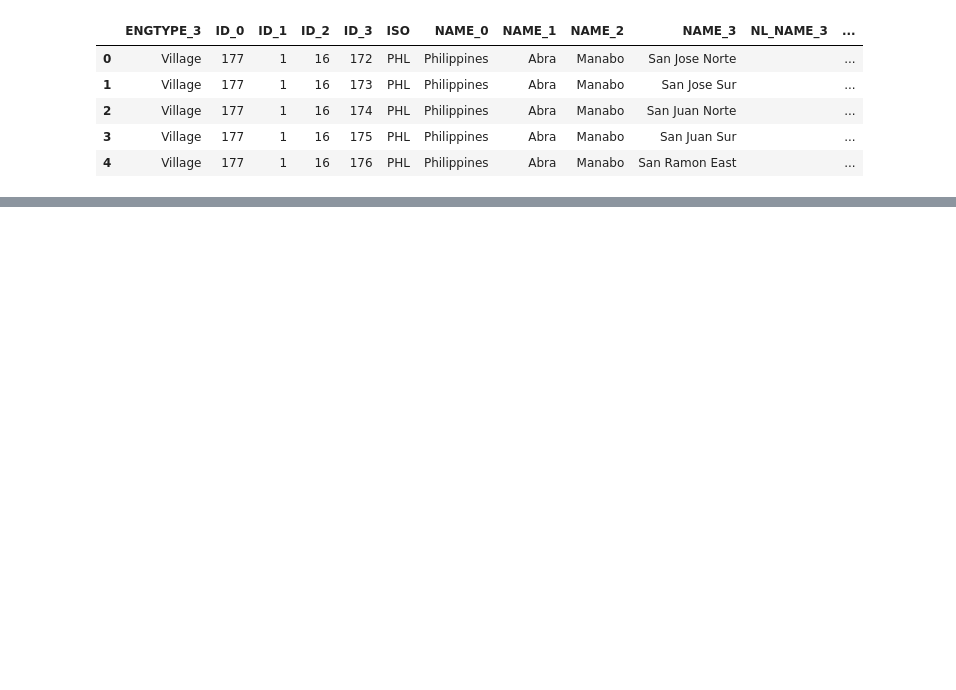
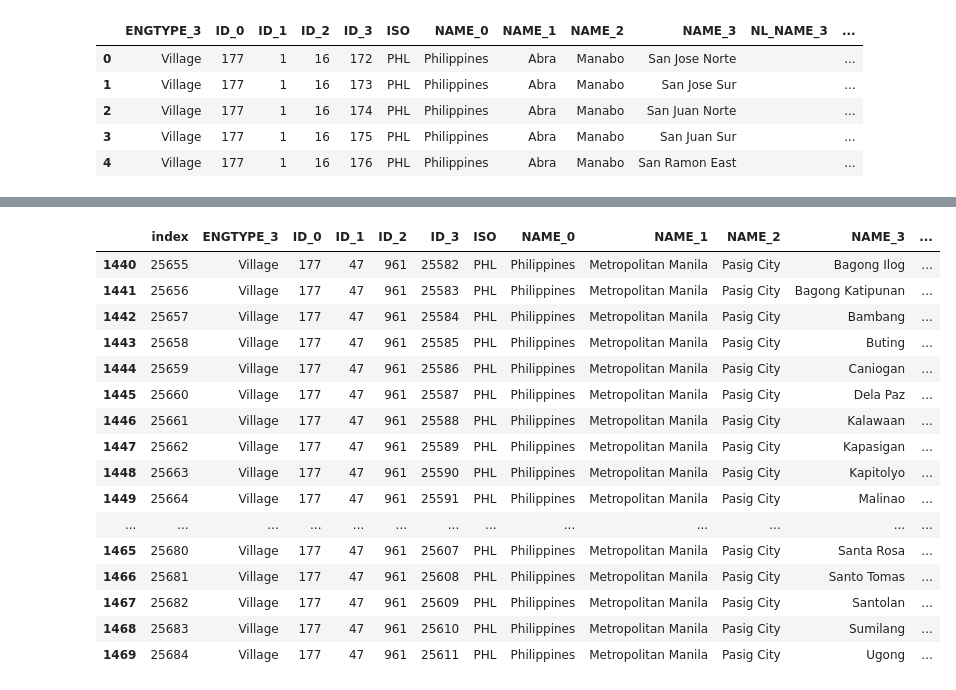
Before and after one commit to fjcamillo/Learn-GeoPandas, a Jupyter notebook: project_files/GeoPandas.ipynb, the cells around one changed output, grey strips where cells are left out. Cells and saved outputs as stored; diff of their text form; code cells hidden in the pictures; blank space fills up the shorter version.

```diff
--- a/project_files/GeoPandas.ipynb
+++ b/project_files/GeoPandas.ipynb
@@ -465 +311,22 @@ brgy.shape
+# %%
+pasig = ncr[ncr['NAME_2']=='Pasig City']
+pasig
+# %% [output]
+|  | index | ENGTYPE_3 | ID_0 | ID_1 | ID_2 | ID_3 | ISO | NAME_0 | NAME_1 | NAME_2 | NAME_3 | ... |
+| 1440 | 25655 | Village | 177 | 47 | 961 | 25582 | PHL | Philippines | Metropolitan Manila | Pasig City | Bagong Ilog | ... |
+| 1441 | 25656 | Village | 177 | 47 | 961 | 25583 | PHL | Philippines | Metropolitan Manila | Pasig City | Bagong Katipunan | ... |
+| 1442 | 25657 | Village | 177 | 47 | 961 | 25584 | PHL | Philippines | Metropolitan Manila | Pasig City | Bambang | ... |
+| 1443 | 25658 | Village | 177 | 47 | 961 | 25585 | PHL | Philippines | Metropolitan Manila | Pasig City | Buting | ... |
+| 1444 | 25659 | Village | 177 | 47 | 961 | 25586 | PHL | Philippines | Metropolitan Manila | Pasig City | Caniogan | ... |
+| 1445 | 25660 | Village | 177 | 47 | 961 | 25587 | PHL | Philippines | Metropolitan Manila | Pasig City | Dela Paz | ... |
+| 1446 | 25661 | Village | 177 | 47 | 961 | 25588 | PHL | Philippines | Metropolitan Manila | Pasig City | Kalawaan | ... |
+| 1447 | 25662 | Village | 177 | 47 | 961 | 25589 | PHL | Philippines | Metropolitan Manila | Pasig City | Kapasigan | ... |
+| 1448 | 25663 | Village | 177 | 47 | 961 | 25590 | PHL | Philippines | Metropolitan Manila | Pasig City | Kapitolyo | ... |
+| 1449 | 25664 | Village | 177 | 47 | 961 | 25591 | PHL | Philippines | Metropolitan Manila | Pasig City | Malinao | ... |
+| ... | ... | ... | ... | ... | ... | ... | ... | ... | ... | ... | ... | ... |
+| 1465 | 25680 | Village | 177 | 47 | 961 | 25607 | PHL | Philippines | Metropolitan Manila | Pasig City | Santa Rosa | ... |
+| 1466 | 25681 | Village | 177 | 47 | 961 | 25608 | PHL | Philippines | Metropolitan Manila | Pasig City | Santo Tomas | ... |
+| 1467 | 25682 | Village | 177 | 47 | 961 | 25609 | PHL | Philippines | Metropolitan Manila | Pasig City | Santolan | ... |
+| 1468 | 25683 | Village | 177 | 47 | 961 | 25610 | PHL | Philippines | Metropolitan Manila | Pasig City | Sumilang | ... |
+| 1469 | 25684 | Village | 177 | 47 | 961 | 25611 | PHL | Philippines | Metropolitan Manila | Pasig City | Ugong | ... |
 # %%
```
Also changed, not shown: parts of 54 cells of this notebook.
